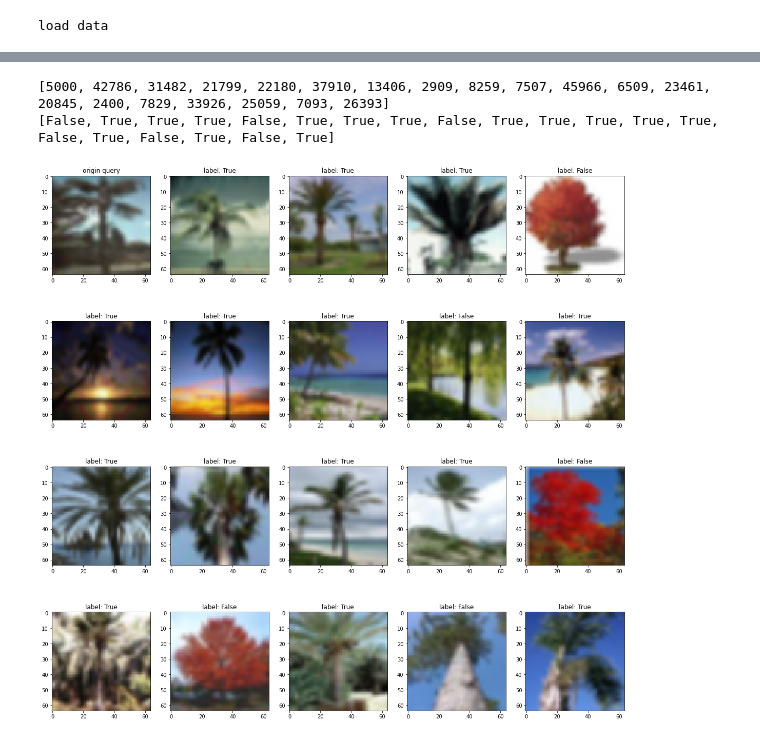
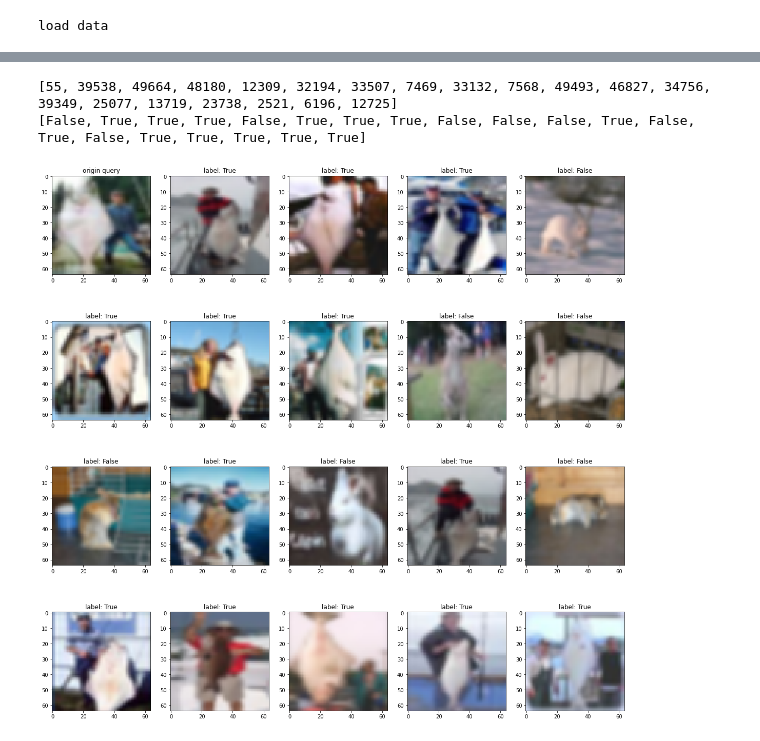
Before and after one commit to chungdz/Image_retrieve, a Jupyter notebook: dataset_diff_cifar.ipynb, the cells around one changed output, grey strips where cells are left out. Cells and saved outputs as stored; diff of their text form; code cells hidden in the pictures.

```diff
--- a/dataset_diff_cifar.ipynb
+++ b/dataset_diff_cifar.ipynb
@@ -87,6 +87,6 @@ show_retrieved_query(2268)
 # %%
-show_retrieved_query(5000)
+show_retrieved_query(55)
 # %% [output]
-[5000, 42786, 31482, 21799, 22180, 37910, 13406, 2909, 8259, 7507, 45966, 6509, 23461, 20845, 2400, 7829, 33926, 25059, 7093, 26393]
-[False, True, True, True, False, True, True, True, False, True, True, True, True, True, False, True, False, True, False, True]
+[55, 39538, 49664, 48180, 12309, 32194, 33507, 7469, 33132, 7568, 49493, 46827, 34756, 39349, 25077, 13719, 23738, 2521, 6196, 12725]
+[False, True, True, True, False, True, True, True, False, False, False, True, False, True, False, True, True, True, True, True]
-[figure, old version]
+[figure, new version]
```
Also changed, not shown: parts of 1 cell of this notebook.
